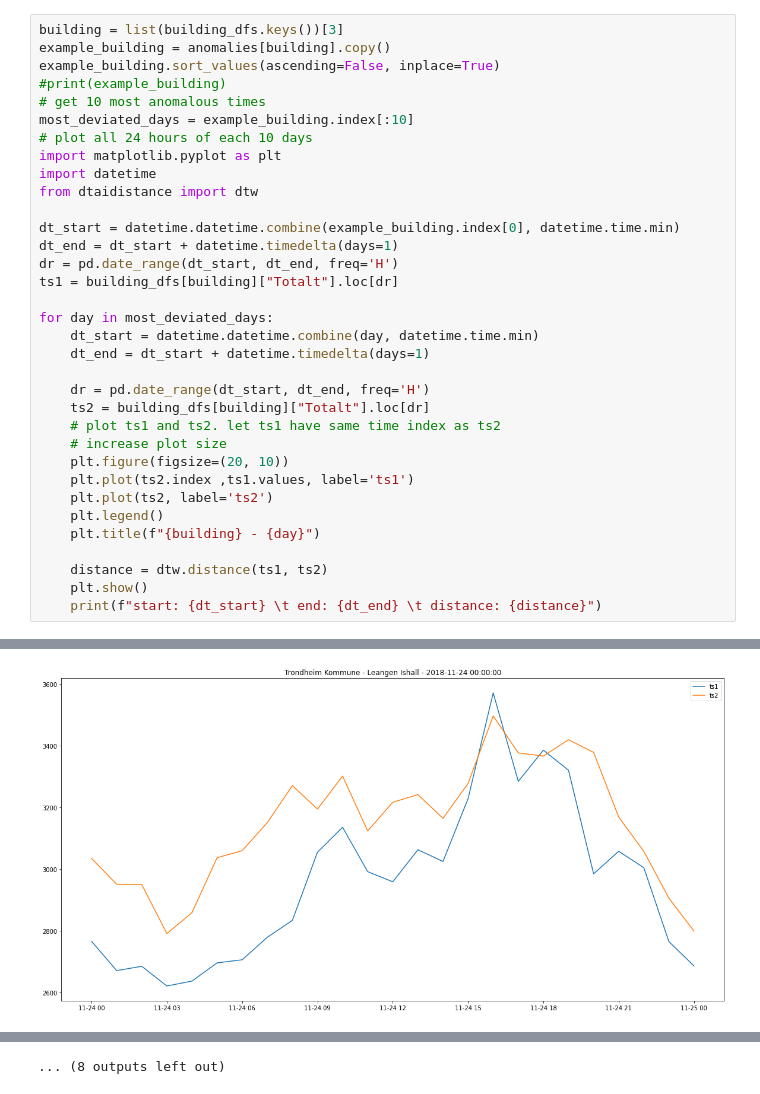
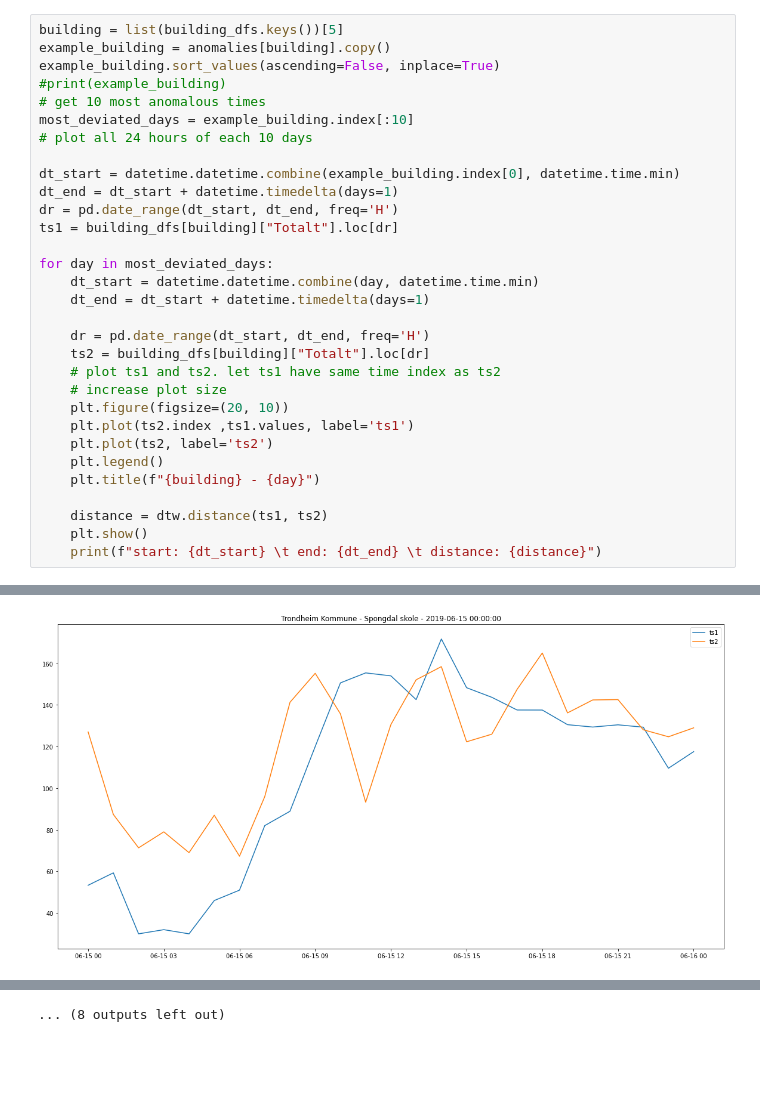
Before and after one commit to dagokl/trdk02_energy_consumption, a Jupyter notebook: models/resources/knnDTW.ipynb, the cells around one changed output, grey strips where cells are left out. Cells and saved outputs as stored; diff of their text form; blank space fills up the shorter version.

```diff
--- a/models/resources/knnDTW.ipynb
+++ b/models/resources/knnDTW.ipynb
@@ -27,16 +31,13 @@ Data loaded in 79.78085970878601 seconds
 | 2020-01-01 | 0.00 | 0.10 | 0.01 | 0.04 | ... |
 1827 rows × 209 columns
 # %%
-building = list(building_dfs.keys())[3]
+building = list(building_dfs.keys())[5]
 example_building = anomalies[building].copy()
 example_building.sort_values(ascending=False, inplace=True)
 #print(example_building)
 # get 10 most anomalous times
 most_deviated_days = example_building.index[:10]
 # plot all 24 hours of each 10 days
-import matplotlib.pyplot as plt
-import datetime
-from dtaidistance import dtw
 
 dt_start = datetime.datetime.combine(example_building.index[0], datetime.time.min)
 dt_end = dt_start + datetime.timedelta(days=1)
@@ -66 +67 @@ start: 2019-01-05 00:00:00       end: 2019-01-06 00:00:00        distance: 0.0
-[figure, old version]
+[figure, new version]
```
Also changed, not shown: parts of 3 cells of this notebook.
